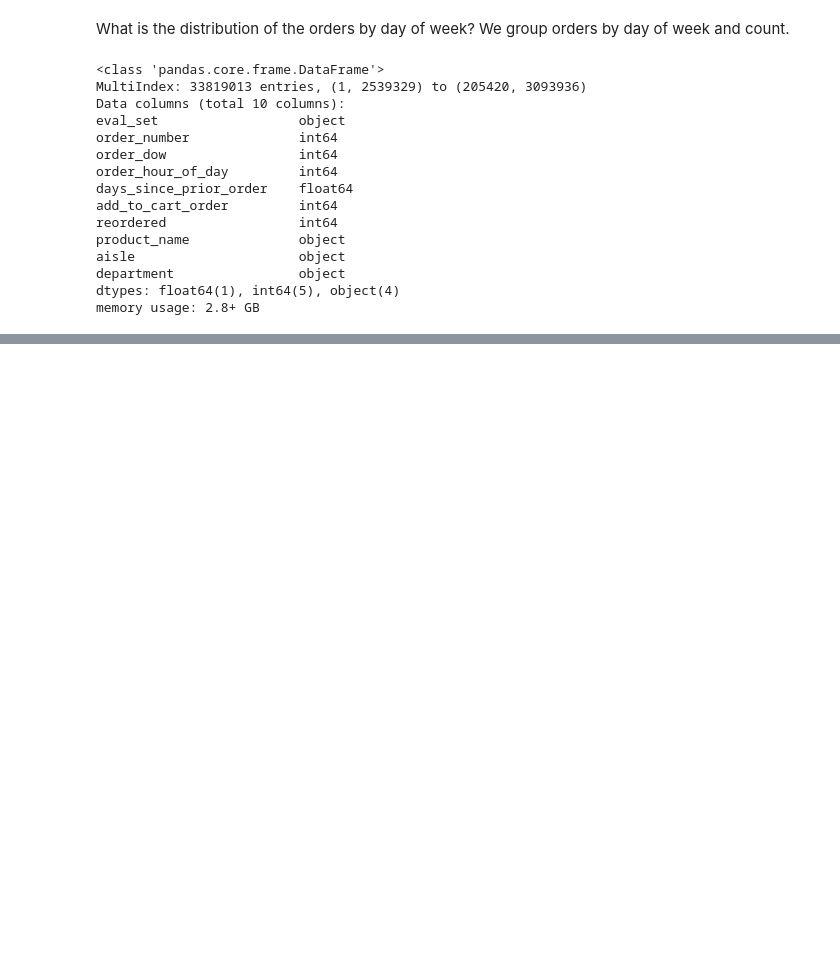
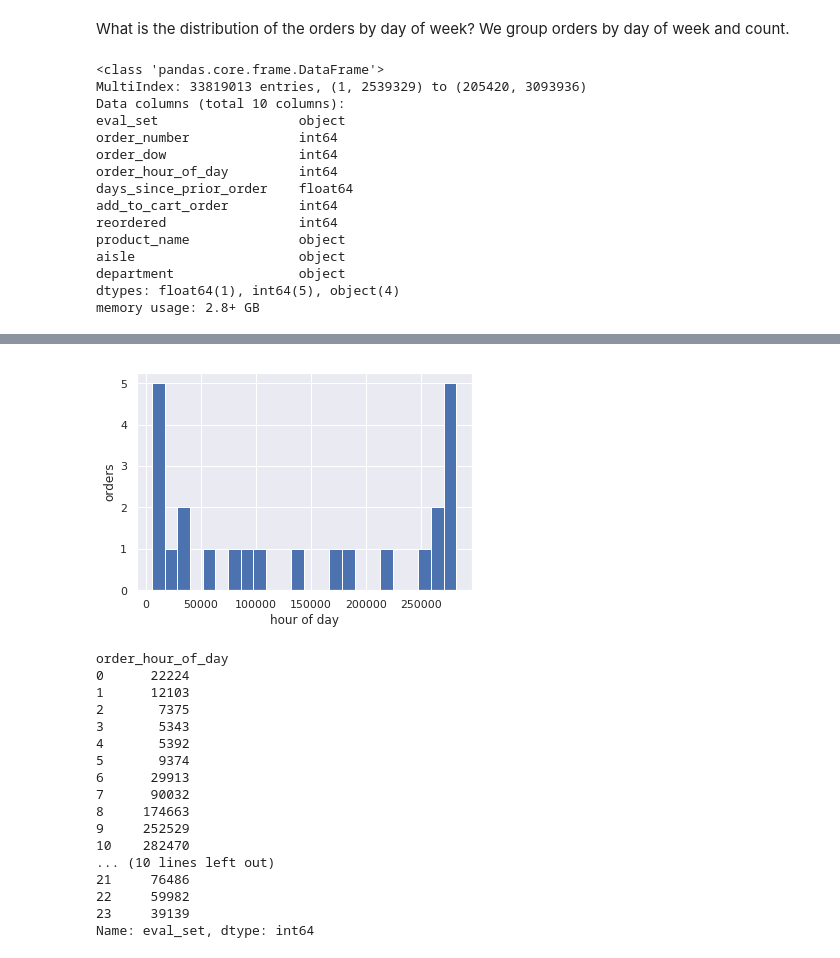
Before and after one commit to SDashev/First-Repository-and-Exercises, a Jupyter notebook: insta_cart_3.ipynb, the cells around one changed output, grey strips where cells are left out. Saved outputs shown, nothing was run; the diff lists cells and outputs as text; code cells hidden in the pictures; blank space fills up the shorter version.

```diff
--- a/insta_cart_3.ipynb
+++ b/insta_cart_3.ipynb
@@ -108,0 +131,27 @@ combined_data.csv  combined_data.zip  sample_data
+# %%
+order_by_hour = df[df['add_to_cart_order']==1].groupby('order_hour_of_day')['eval_set'].count()
+plt.hist(order_by_hour, bins=24)
+plt.xlabel('hour of day')
+plt.ylabel('orders')
+plt.show()
+order_by_hour
+#order_by_hour.sum()
+# %% [output]
+[figure, added]
+order_hour_of_day
+0      22224
+1      12103
+2       7375
+3       5343
+4       5392
+5       9374
+6      29913
+7      90032
+8     174663
+9     252529
+10    282470
+... (10 lines left out)
+21     76486
+22     59982
+23     39139
+Name: eval_set, dtype: int64
```
Also changed, not shown: parts of 13 cells of this notebook.
